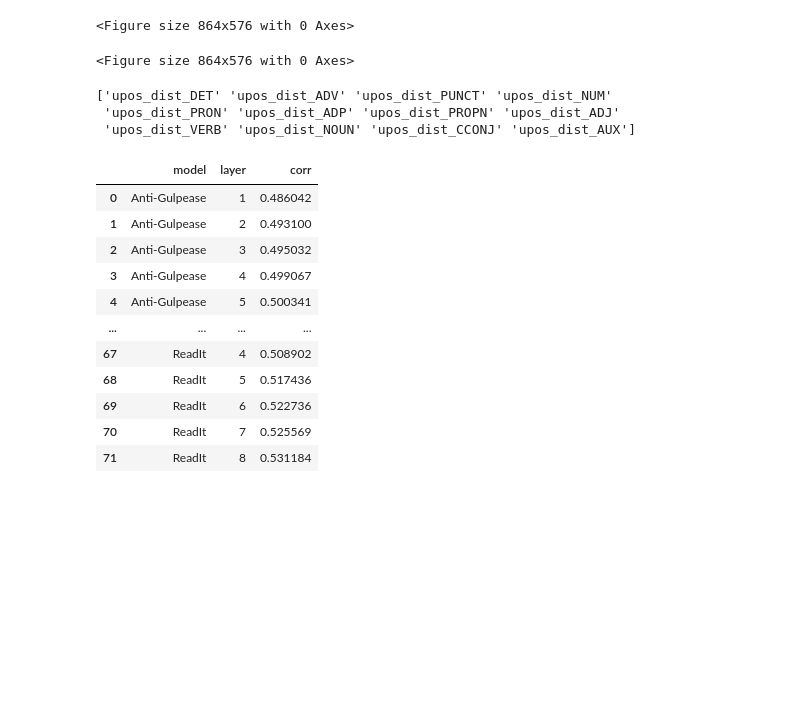
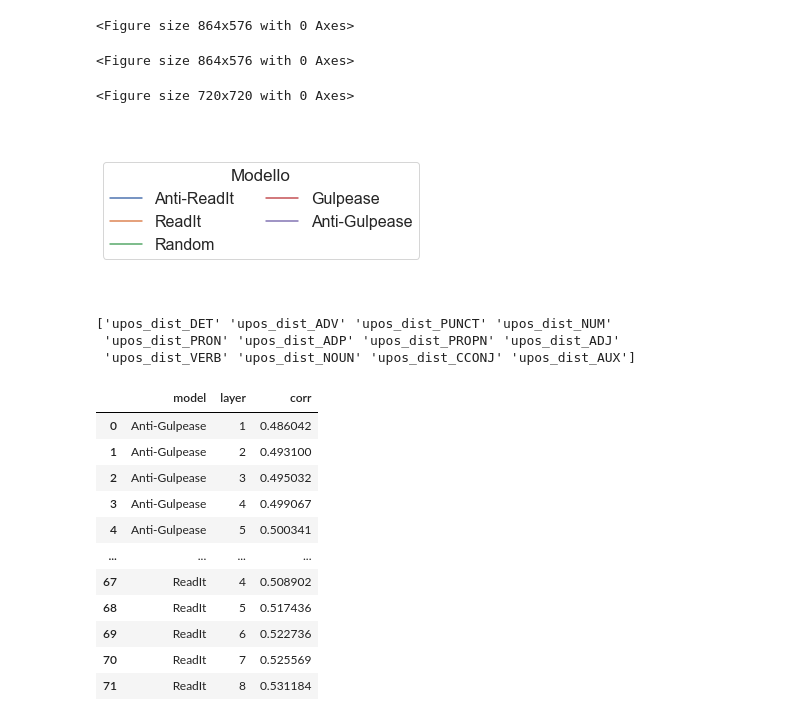
Before and after one commit to alicebergonzini/LM_pretraining, a Jupyter notebook: data_analysis.ipynb, the cells around one changed output. Drawn from its saved outputs; the diff is of its cells as text; code cells hidden in the pictures; blank space fills up the shorter version.

```diff
--- a/data_analysis.ipynb
+++ b/data_analysis.ipynb
@@ -195,14 +198,14 @@ df_last = data[data["step"]==15449]
 for categoria in categorie:
     df_grouped = df_last[df_last["categoria"]==categoria].groupby(['model', 'layer'])['corr'].mean().reset_index()
     plt.figure(figsize=(12, 8))
-    plot = sns.lineplot(x='layer', y='corr', hue='model', data=df_grouped[df_grouped['model'] != 'Baseline'], marker='o')
-    plt.legend(loc='lower center', bbox_to_anchor=(0.5, 1), ncol=5, fontsize=15, frameon=False)
-    plt.xlabel("Layer", fontsize = 20)
-    plt.ylabel("Spearman Correlation", fontsize = 20)
-    plt.xticks(fontsize=16)
-    plt.yticks(fontsize=16)
+    plot = sns.lineplot(x='layer', y='corr', hue='model', data=df_grouped[df_grouped['model'] != 'Baseline'], marker='o', legend=False)
+    #plt.legend(loc='lower center', bbox_to_anchor=(0.5, 1), ncol=5, fontsize=15, frameon=False)
+    plt.xlabel("Layer", fontsize = 22)
+    plt.ylabel("Spearman Correlation", fontsize = 22)
+    plt.xticks(fontsize=18)
+    plt.yticks(fontsize=18)
     fig = plot.get_figure()
-    fig.savefig(F"C:/Users/bergo/OneDrive - University of Pisa/Tesi Magistrale/grafici/spazio/corr-layer-{categoria}")
+    fig.savefig(F"C:/Users/bergo/OneDrive - University of Pisa/Tesi Magistrale/grafici/spazio/corr-layer-{categoria}", bbox_inches="tight")
     plt.clf()
 # %% [output]
 <Figure size 864x576 with 0 Axes>
@@ -212,6 +215,28 @@ for categoria in categorie:
 <Figure size 864x576 with 0 Axes>
 <Figure size 864x576 with 0 Axes>
 <Figure size 864x576 with 0 Axes>
+# %%
+sns.set_theme(rc={'figure.figsize':(10,10)})
+lineplot = sns.lineplot(x='layer', y='corr', hue='model', data=df_grouped[df_grouped['model'] != 'Baseline'], marker='o')
+# Configurazione della legenda
+# Rimuoviamo il grafico
+lineplot.remove()
+
+# Creiamo una nuova figura per mostrare solo la legenda
+figlegend = plt.figure(figsize=(3, 3))
+legend = figlegend.legend(*lineplot.get_legend_handles_labels(), loc='center', fontsize=16, frameon=True, title='Modello', title_fontsize=17, ncol=2)
+
+# Impostiamo lo sfondo bianco
+legend.get_frame().set_facecolor('white')
+
+# Nascondiamo tutti gli assi
+plt.gca().set_axis_off()
+
+# Mostriamo solo la legenda
+plt.show()
+# %% [output]
+<Figure size 720x720 with 0 Axes>
+[figure, added]
 # %%
 pos_features = data[data["categoria"]=="POS"]["ling_feature"].unique()
 print(pos_features)
```
Also changed, not shown: parts of 30 cells of this notebook.
